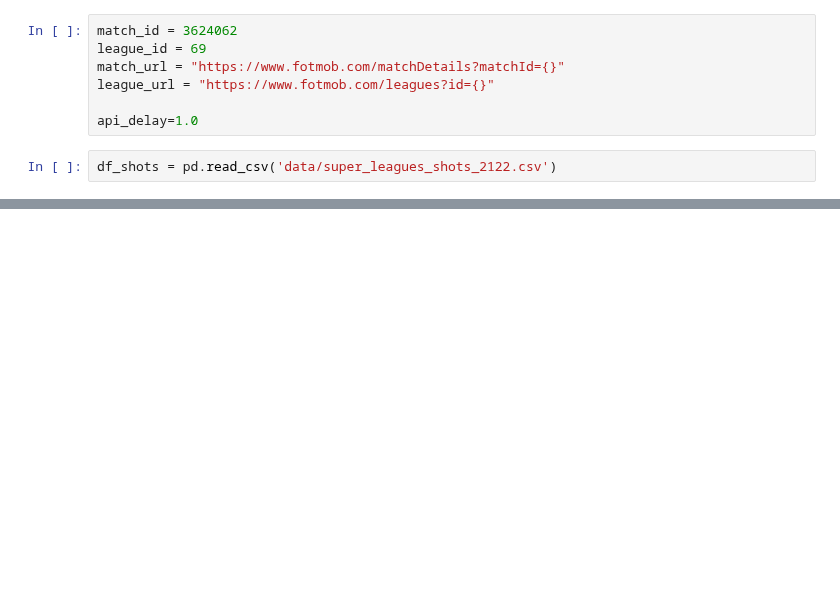
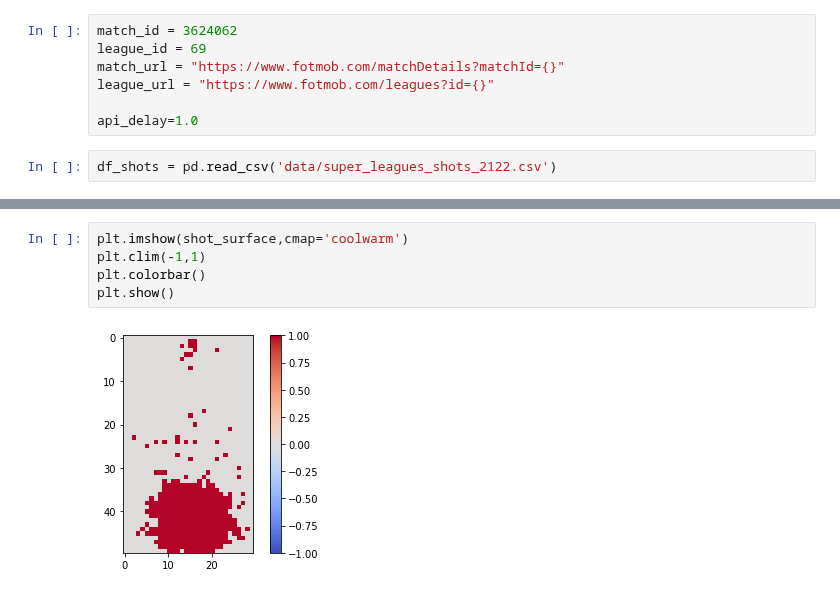
Before and after one commit to TK5-Tim/ds-projects, a Jupyter notebook: rsl/shotmaps.ipynb, the cells around one changed output, grey strips where cells are left out. Saved outputs shown, nothing was run; the diff lists cells and outputs as text; blank space fills up the shorter version.

```diff
--- a/rsl/shotmaps.ipynb
+++ b/rsl/shotmaps.ipynb
@@ -60,0 +244,7 @@ df_shots[df_shots['expected_goals'].isnull()]
+# %%
+plt.imshow(shot_surface,cmap='coolwarm')
+plt.clim(-1,1)
+plt.colorbar()
+plt.show()
+# %% [output]
+[figure, added]
```
Also changed, not shown: parts of 39 cells of this notebook, 22 other files.
